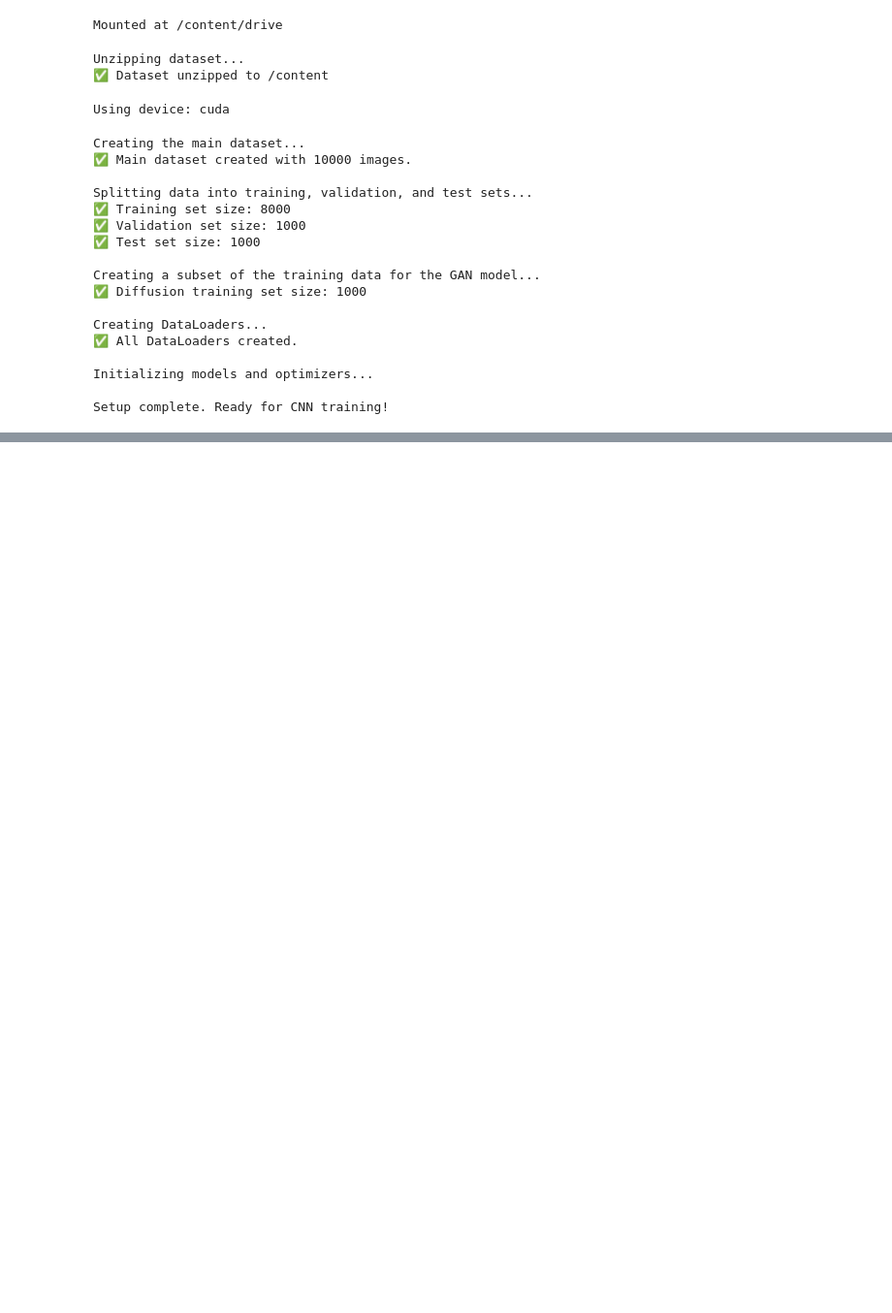
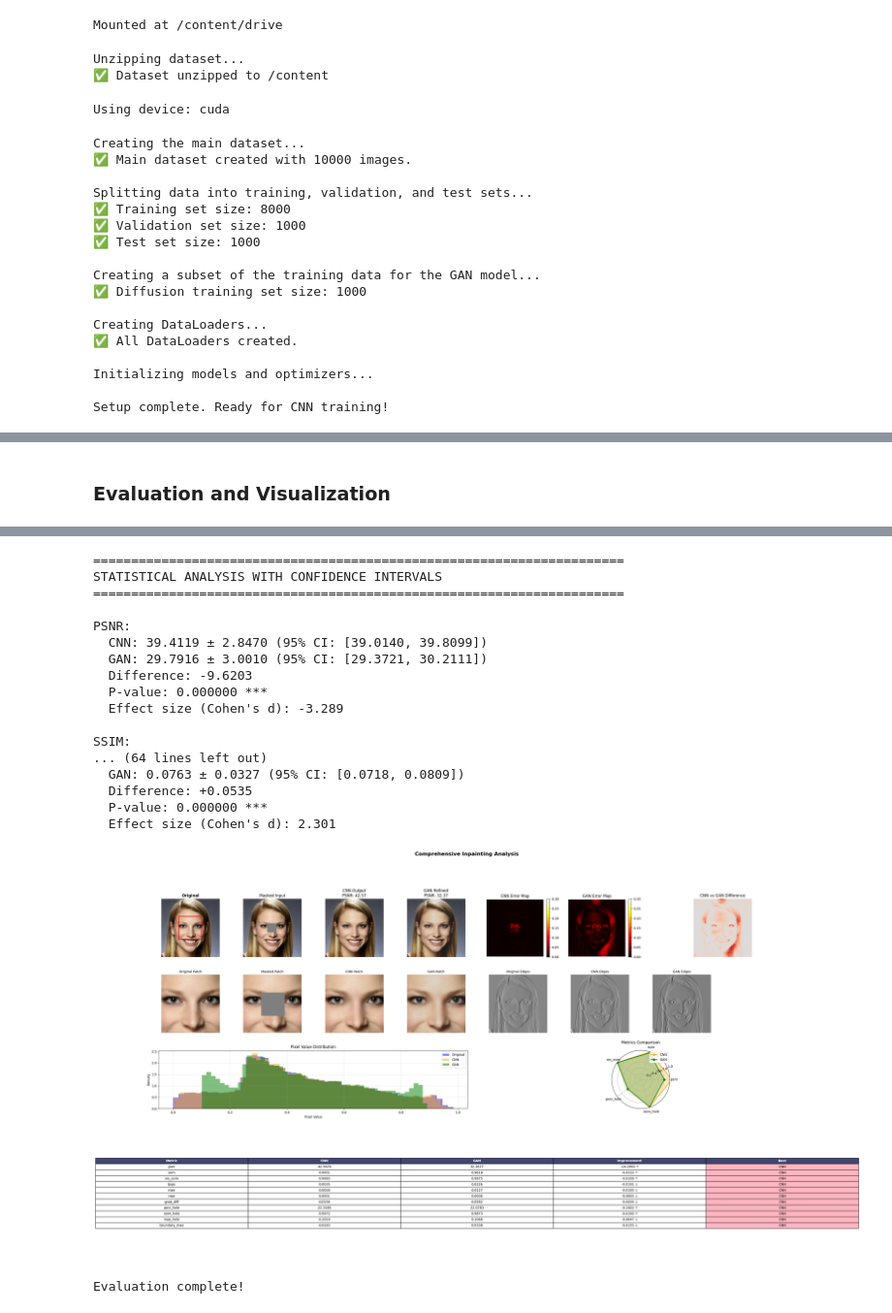
Before and after one commit to nglguarino/fine-gan, a Jupyter notebook: notebooks/inpainting_fineGAN.ipynb, the cells around one changed output, grey strips where cells are left out. Shown at 97% size. Drawn from its saved outputs; the diff is of its cells as text; code cells hidden in the pictures; blank space fills up the shorter version.

```diff
--- a/notebooks/inpainting_fineGAN.ipynb
+++ b/notebooks/inpainting_fineGAN.ipynb
@@ -926,0 +942,2 @@ Validation PSNR: 26.85 dB
+# %% [markdown]
+### Evaluation and Visualization
@@ -926,0 +1427,32 @@ Validation PSNR: 26.85 dB
+# %%
+########################
+# USAGE
+########################
+
+# Initialize comprehensive metrics
+metrics_calculator = ComprehensiveMetrics(device='cuda')
+
+# Run statistical evaluation
+results = evaluate_with_statistics(cnn_model, generator, test_dataloader, num_samples=200)
+
+# Create advanced visualization for a sample
+sample_batch = next(iter(test_dataloader))
+sample_image = sample_batch[0:1].to('cuda')
+masked, mask = create_mask(sample_image, mask_percentage=0.025)
+
+with torch.no_grad():
+    cnn_input = torch.cat([masked, mask[:, 0:1]], dim=1)
+    cnn_output = cnn_model(cnn_input)
+    gan_output = generator(cnn_output, masked, mask[:, 0:1])
+
+    metrics_cnn = metrics_calculator.calculate_all_metrics(cnn_output, sample_image, mask)
+    metrics_gan = metrics_calculator.calculate_all_metrics(gan_output, sample_image, mask)
+
+# Create visualization
+create_advanced_visualization(
+    sample_image[0], masked[0], cnn_output[0], gan_output[0], mask,
+    metrics_cnn, metrics_gan, save_path='advanced_analysis.png'
+)
+
+print("Evaluation complete!")
+# %% [output]
@@ -926,0 +1463,19 @@ Validation PSNR: 26.85 dB
+======================================================================
+STATISTICAL ANALYSIS WITH CONFIDENCE INTERVALS
+======================================================================
+
+PSNR:
+  CNN: 39.4119 ± 2.8470 (95% CI: [39.0140, 39.8099])
+  GAN: 29.7916 ± 3.0010 (95% CI: [29.3721, 30.2111])
+  Difference: -9.6203
+  P-value: 0.000000 ***
+  Effect size (Cohen's d): -3.289
+
+SSIM:
+... (64 lines left out)
+  GAN: 0.0763 ± 0.0327 (95% CI: [0.0718, 0.0809])
+  Difference: +0.0535
+  P-value: 0.000000 ***
+  Effect size (Cohen's d): 2.301
+[figure, added]
+Evaluation complete!
```
Also changed, not shown: parts of 7 cells of this notebook.
